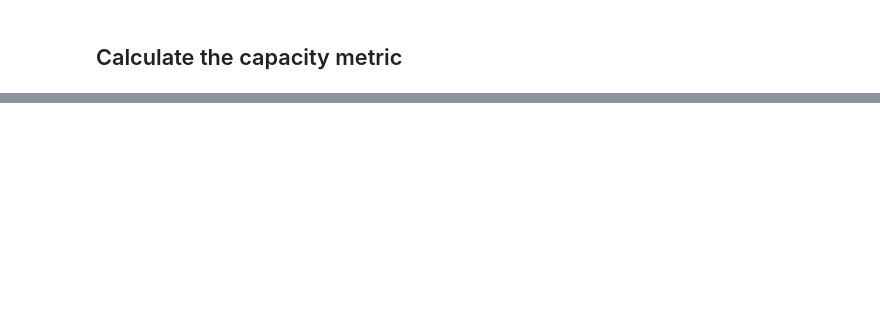
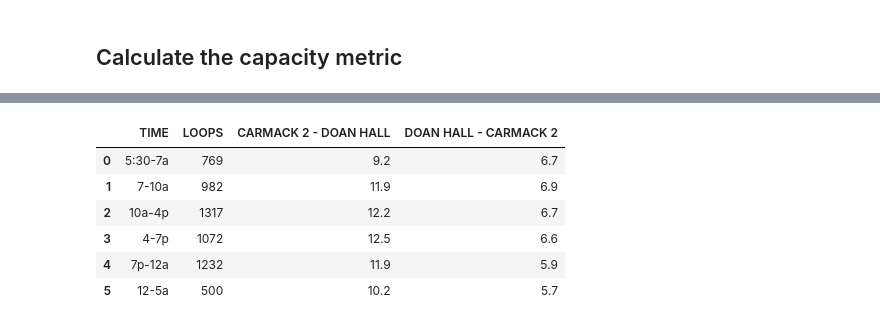
Before and after one commit to morgan1461/WMC-dashboard, a Jupyter notebook: main.ipynb, the cells around one changed output, grey strips where cells are left out. Cells and saved outputs as stored; diff of their text form; code cells hidden in the pictures; blank space fills up the shorter version.

Commit message:
Full dashboard metrics are now calculatable from the main.ipynb file

```diff
--- a/main.ipynb
+++ b/main.ipynb
@@ -720,0 +706,91 @@ capacity_summary
+# %%
+def calculate_travel_time_dashboard_metrics(busstate_df):
+    '''
+    Calculate travel time dashboard metrics using the original Carmack 2 and Doan Hall stops.
+
+    Args:
+        busstate_df (pd.DataFrame): Original consolidated busstate data.
+
+    Returns:
+        pd.DataFrame: Travel time summary table with completed loop counts and average runtime by timeframe.
+    '''
+    time_order = ['5:30-7a', '7-10a', '10a-4p', '4-7p', '7p-12a', '12-5a']
+    stop_labels = {403: 'CARMACK 2', 37: 'DOAN HALL'}
+    valid_legs = ['CARMACK 2 - DOAN HALL', 'DOAN HALL - CARMACK 2']
+    completed_loop_leg = 'DOAN HALL - CARMACK 2'
+
+    def assign_ridecheck_time(hour_value):
+        if 5.5 <= hour_value < 7:
+            return '5:30-7a'
+        if 7 <= hour_value < 10:
+            return '7-10a'
+        if 10 <= hour_value < 16:
+            return '10a-4p'
+        if 16 <= hour_value < 19:
+            return '4-7p'
+        if hour_value >= 19:
+            return '7p-12a'
+        return '12-5a'
+
+    mc_rt = busstate_df.loc[busstate_df['STOP_ID'].isin([403, 37])].copy()
+    mc_rt = mc_rt.sort_values(['BUS_ID', 'DATE', 'RUN_ID', 'ARRIVAL']).reset_index(drop=True)
+
+    same_trip = (
+        (mc_rt['BUS_ID'] == mc_rt['BUS_ID'].shift(1))
+        & (mc_rt['DATE'] == mc_rt['DATE'].shift(1))
+        & (mc_rt['RUN_ID'] == mc_rt['RUN_ID'].shift(1))
+    )
+
+    mc_rt['RUN_TIME'] = np.where(
+        same_trip,
+        (mc_rt['ARRIVAL'] - mc_rt['DEPARTURE'].shift(1)).dt.total_seconds() / 60,
+        np.nan
+    )
+    mc_rt['PREV_STOP_ID'] = mc_rt['STOP_ID'].shift(1)
+    mc_rt['PREV_STOP_LABEL'] = mc_rt['PREV_STOP_ID'].map(stop_labels)
+    mc_rt['STOP_LABEL'] = mc_rt['STOP_ID'].map(stop_labels)
+    mc_rt['LEG'] = np.where(
+        same_trip,
+        mc_rt['PREV_STOP_LABEL'] + ' - ' + mc_rt['STOP_LABEL'],
+        np.nan
+    )
+    mc_rt['HOUR_FLOAT'] = mc_rt['HOUR'] + (mc_rt['MINUTE'] / 60)
+    mc_rt['TIME'] = mc_rt['HOUR_FLOAT'].apply(assign_ridecheck_time)
+
+    mc_rt = mc_rt.loc[mc_rt['LEG'].isin(valid_legs)].copy()
+    mc_rt = mc_rt.loc[(mc_rt['RUN_TIME'] >= 0) & (mc_rt['RUN_TIME'] < 20)].copy()
+
+    loop_summary = (
+        mc_rt.loc[mc_rt['LEG'] == completed_loop_leg]
+        .groupby('TIME', as_index=False)
+        .agg(LOOPS=('LEG', 'size'))
+    )
+
+    runtime_summary = (
+        mc_rt
+        .groupby(['TIME', 'LEG'], as_index=False)['RUN_TIME']
+        .mean()
+    )
+    runtime_summary['RUN_TIME'] = runtime_summary['RUN_TIME'].round(1)
+    runtime_summary = runtime_summary.pivot(index='TIME', columns='LEG', values='RUN_TIME').reset_index()
+
+    travel_time_summary = loop_summary.merge(runtime_summary, how='left', on='TIME')
+    travel_time_summary['TIME'] = pd.Categorical(
+        travel_time_summary['TIME'],
+        categories=time_order,
+        ordered=True
+    )
+    travel_time_summary = travel_time_summary.sort_values('TIME').reset_index(drop=True)
+
+    return travel_time_summary
+
+travel_time_summary = calculate_travel_time_dashboard_metrics(mc_busstate_consolidated)
+travel_time_summary
+# %% [output]
+|  | TIME | LOOPS | CARMACK 2 - DOAN HALL | DOAN HALL - CARMACK 2 |
+| 0 | 5:30-7a | 769 | 9.2 | 6.7 |
+| 1 | 7-10a | 982 | 11.9 | 6.9 |
+| 2 | 10a-4p | 1317 | 12.2 | 6.7 |
+| 3 | 4-7p | 1072 | 12.5 | 6.6 |
+| 4 | 7p-12a | 1232 | 11.9 | 5.9 |
+| 5 | 12-5a | 500 | 10.2 | 5.7 |
```
Also changed, not shown: parts of 9 cells of this notebook, 2 other files.
